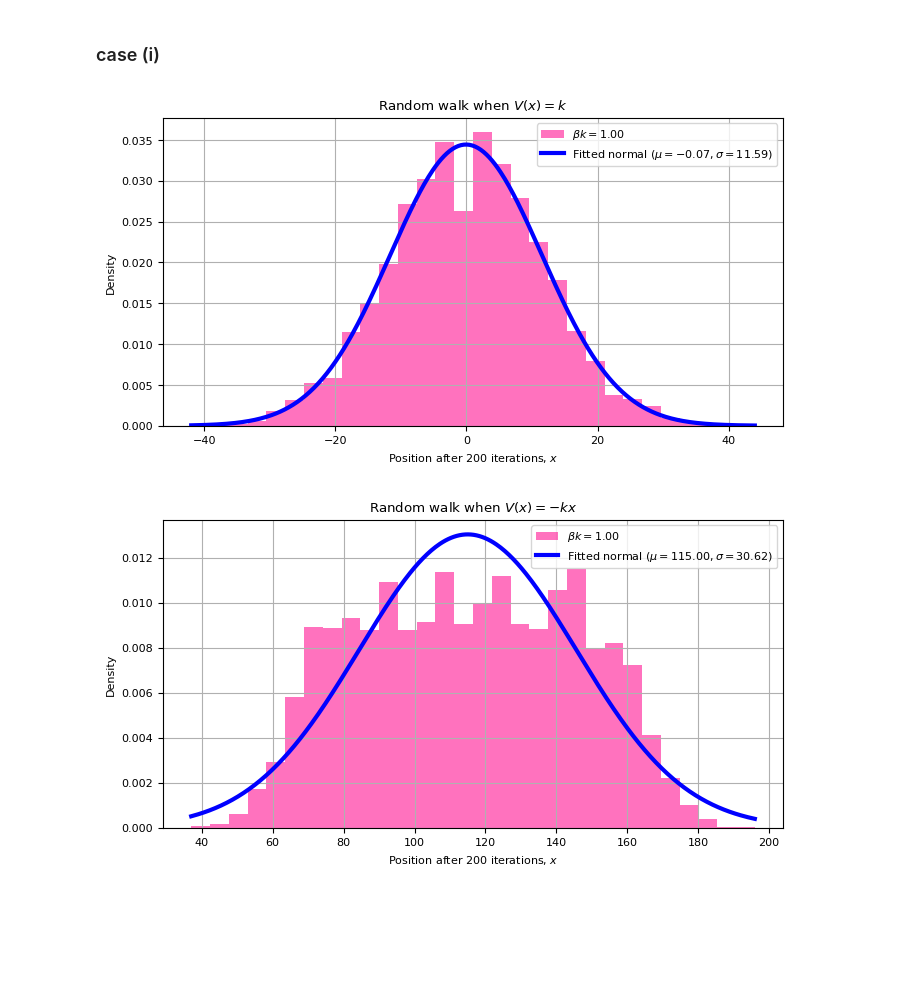
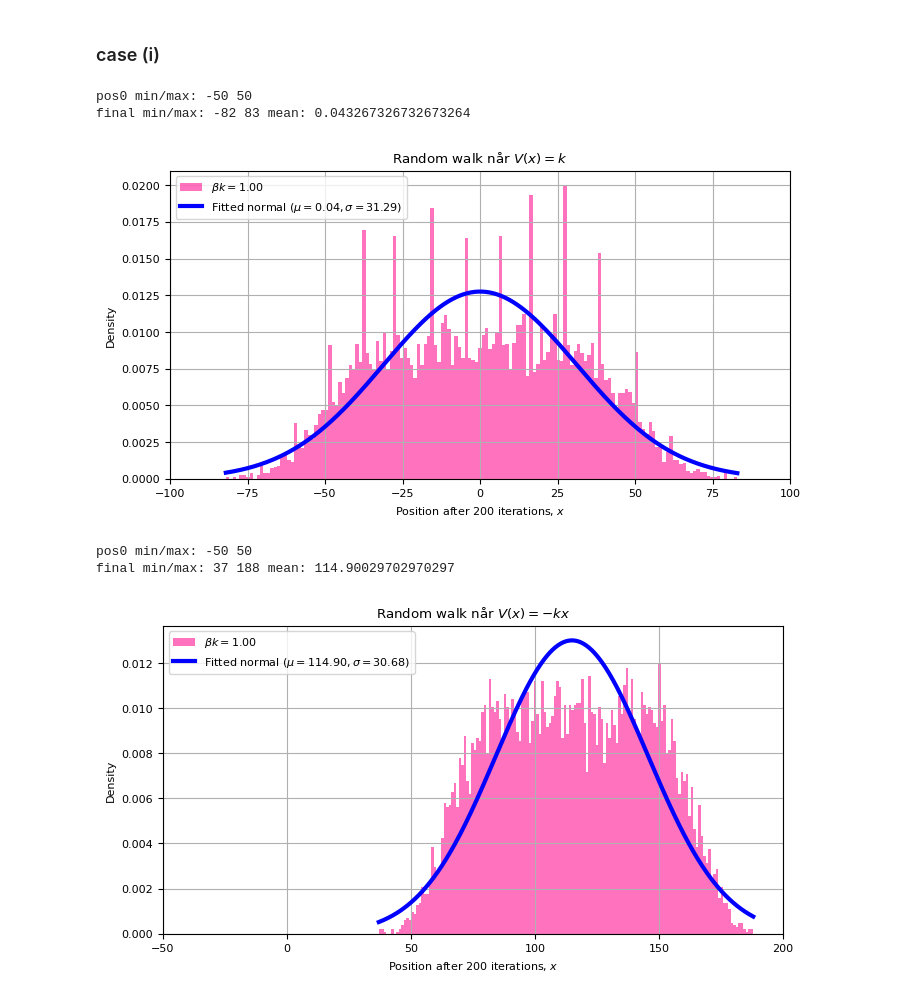
Before and after one commit to selmaberg05/TMA4320-Prosjekt2-gruppe-Andrihol-Emilyan-Selmahbe, a Jupyter notebook: Prosjekt2.ipynb, the cells around one changed output. Drawn from its saved outputs; the diff is of its cells as text; code cells hidden in the pictures; blank space fills up the shorter version.

```diff
--- a/Prosjekt2.ipynb
+++ b/Prosjekt2.ipynb
@@ -123,6 +123,8 @@ h = 1 #skrittlengde
 dt = 1 #tidssteg
 k = 1.0 #styrken på potensialet
 B = 1.0 #invers temperatur
+
+np.random.seed(7)
 
 def V_const(x, k):
     return k * np.ones_like(x, dtype=float) #for V(x)=k, lager et array med bare k
@@ -153,7 +155,7 @@ def simWalk(Vfunc, B, pos0, Tp, dt, h, k): #simulerer en random walk for alle pa
         pos = simStep(Vfunc, B, pos, h, k)
     return pos
 
-def run_case(Vfunc, V_label, pos0_mode="spread"): #kjører simWalk flere ganger, og plotter histogram av den endelige posisjonen til alle partikler etter Tp iterasjoner.
+def run_case(Vfunc, B, V_label, pos0_mode="spread", a=False, xlim=None): #kjører simWalk flere ganger, og plotter histogram av den endelige posisjonen til alle partikler etter Tp iterasjoner.
     if pos0_mode == "spread":
         pos0 = np.arange(Np) - Np//2
     else:
@@ -164,35 +166,46 @@ def run_case(Vfunc, V_label, pos0_mode="spread"): #kjører simWalk flere ganger,
         all_final.append(simWalk(Vfunc, B, pos0, Tp, dt, h, k))
     all_final = np.concatenate(all_final)
 
-    mu = np.mean(all_final) #beregner gjennomsnittet av den
-    sigma = np.std(all_final)
+    print("pos0 min/max:", pos0.min(), pos0.max())
+    print("final min/max:", all_final.min(), all_final.max(), "mean:", all_final.mean())
 
-    x = np.linspace(all_final.min(), all_final.max(), 400)
-    pdf = (1/(sigma*np.sqrt(2*np.pi))) * np.exp(-0.5*((x-mu)/sigma)**2)
+    if a==True: #hvis jeg skal ha normalfordeling på hsitogrammet
+        mu = np.mean(all_final) #beregner gjennomsnittet av den
+        sigma = np.std(all_final)
+
+        x = np.linspace(all_final.min(), all_final.max(), 400)
+        pdf = (1/(sigma*np.sqrt(2*np.pi))) * np.exp(-0.5*((x-mu)/sigma)**2)
+
+
+
+
 
     plt.figure()
-    plt.hist(all_final, bins=30, density=True, alpha=0.6,
+    plt.hist(all_final, bins=150, density=True, alpha=0.6,
              color="deeppink", label=rf'$\beta k={B*k:.2f}$')
-    plt.plot(x, pdf, color="blue", linewidth=3,
-             label=rf'Fitted normal ($\mu={mu:.2f}, \sigma={sigma:.2f}$)')
-    plt.title(rf"Random walk when {V_label}")
+    if a==True:
+        plt.plot(x, pdf, color="blue", linewidth=3, label=rf'Fitted normal ($\mu={mu:.2f}, \sigma={sigma:.2f}$)')
+    plt.title(rf"Random walk når {V_label}")
     plt.xlabel(rf"Position after {Tp} iterations, $x$")
     plt.ylabel("Density")
+    plt.xlim(xlim)
     plt.legend()
     plt.grid(True)
     plt.show()
 # %% [markdown]
 ### case (i)
 # %%
-Vfunc = V_const
-run_case(Vfunc, r"$V(x)=k$", pos0_mode="zero")
+run_case(V_const, B, r"$V(x)=k$", pos0_mode="spread", a=True, xlim=(-100, 100))
 # %% [output]
+pos0 min/max: -50 50
+final min/max: -82 83 mean: 0.043267326732673264
-[figure, old version]
+[figure, new version]
 # %%
-Vfunc = V_linear
-run_case(Vfunc, r"$V(x)=-kx$", pos0_mode="spread")
+run_case(V_linear, B, r"$V(x)=-kx$", pos0_mode="spread", a=True, xlim=(-50, 200))
 # %% [output]
+pos0 min/max: -50 50
+final min/max: 37 188 mean: 114.90029702970297
-[figure, old version]
+[figure, new version]
 # %% [markdown]
 #### Diskusjon
 
```
Also changed, not shown: parts of 15 cells of this notebook.
